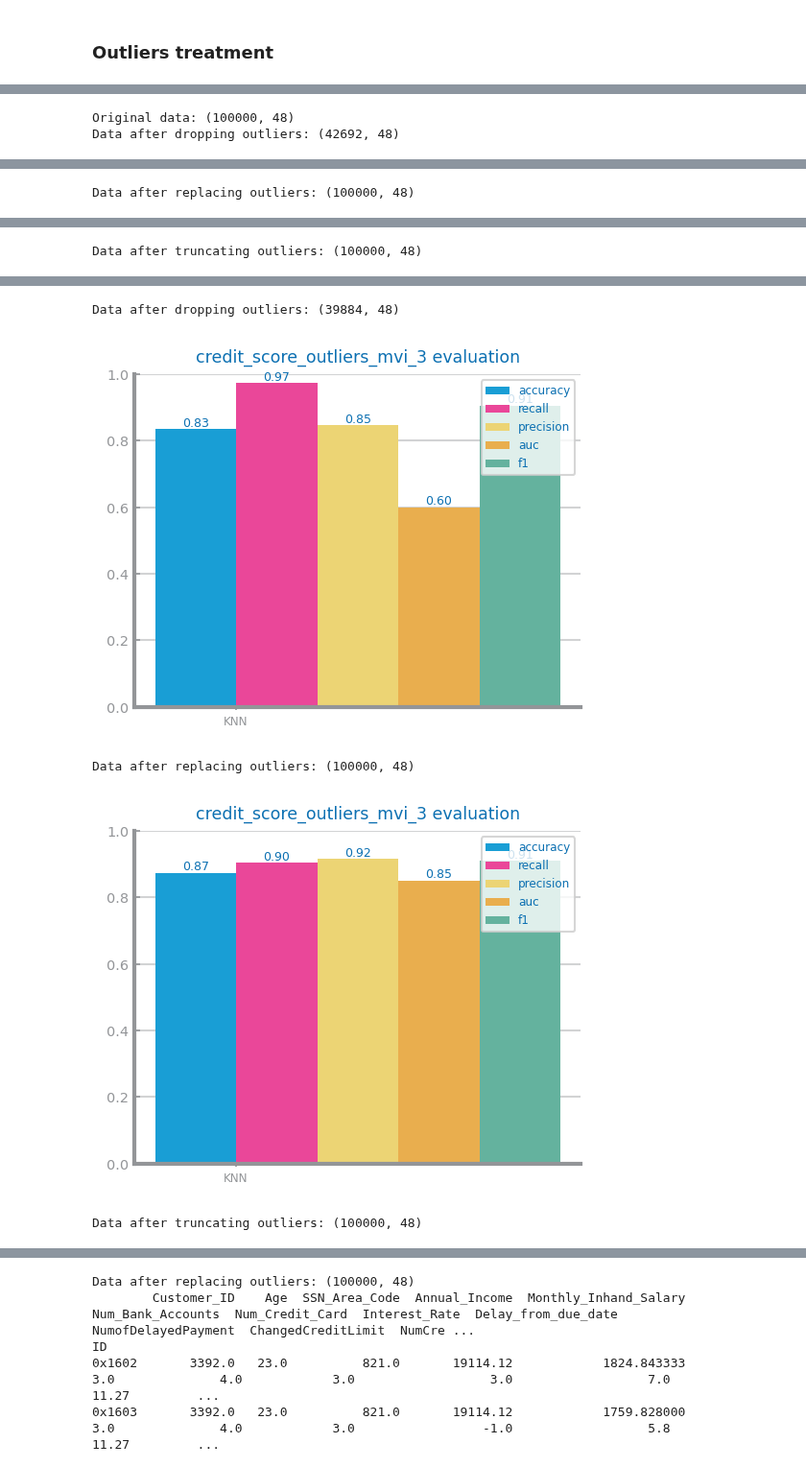
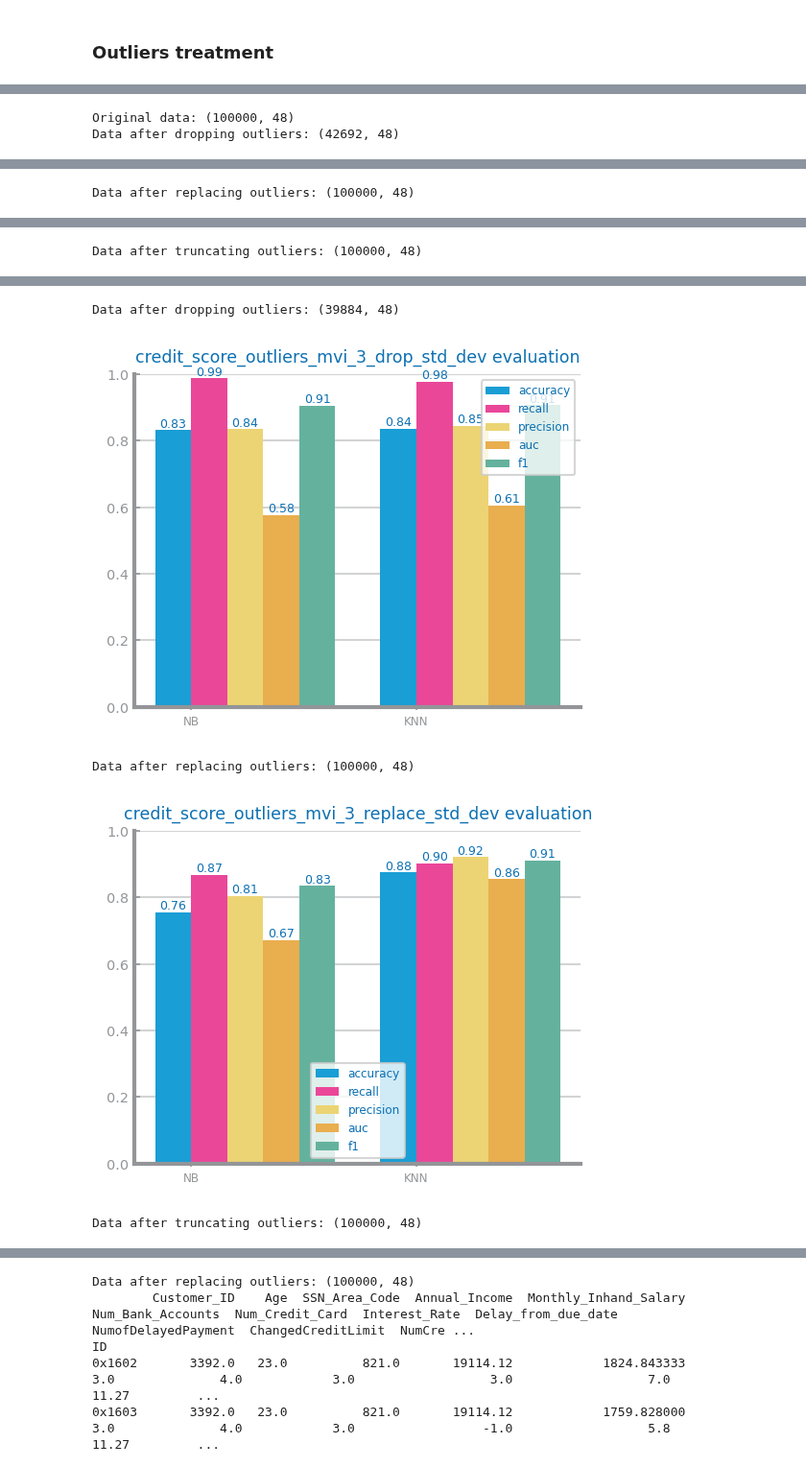
Before and after one commit to esteves3/data-science, a Jupyter notebook: credit-score-preparation.ipynb, the cells around one changed output, grey strips where cells are left out. Shown at 96% size. Cells and saved outputs as stored; diff of their text form; code cells hidden in the pictures.

```diff
--- a/credit-score-preparation.ipynb
+++ b/credit-score-preparation.ipynb
@@ -384,22 +345,6 @@ print(f"Original data: {data_mvi_3.shape}")
 
 n_std: int = NR_STDEV
 numeric_vars: list[str] = get_variable_types(data_mvi_3)["numeric"]
-def evaluate_approach(
-    train: DataFrame, test: DataFrame, target: str = "class", metric: str = "accuracy"
-) -> dict[str, list]:
-    trnY = train.pop(target).values
-    trnX: ndarray = train.values
-    tstY = test.pop(target).values
-    tstX: ndarray = test.values
-    eval: dict[str, list] = {}
-
-    #eval_NB: dict[str, float] = run_NB(trnX, trnY, tstX, tstY, metric=metric)
-    eval_KNN: dict[str, float] = run_KNN(trnX, trnY, tstX, tstY, metric=metric)
-    if eval_KNN != {}:
-        for met in CLASS_EVAL_METRICS:
-            eval[met] = [eval_KNN[met]]
-    return eval
-
 
 for dataset in ["mvi_1", "mvi_3"]:
 # Alternative 1: Dropping Outliers
@@ -426,11 +371,10 @@ for dataset in ["mvi_1", "mvi_3"]:
         train = pd.concat([X_train, y_train], axis=1)
         test = pd.concat([X_test, y_test], axis=1)
 
-
         figure()
         eval: dict[str, list] = evaluate_approach(train, test, target=target, metric="recall")
         plot_multibar_chart(
-            ["KNN"], eval, title=f"{file_tag} evaluation", percentage=True
+            ["NB", "KNN"], eval, title=f"{file_tag}_drop_iqr evaluation", percentage=True
         )
         savefig(f"images/{file_tag}_drop_iqr_eval.png")
         show()
@@ -457,7 +401,7 @@ for dataset in ["mvi_1", "mvi_3"]:
         figure()
         eval: dict[str, list] = evaluate_approach(train, test, target=target, metric="recall")
         plot_multibar_chart(
-            ["KNN"], eval, title=f"{file_tag} evaluation", percentage=True
+            ["NB", "KNN"], eval, title=f"{file_tag}_replace_iqr evaluation", percentage=True
         )
         savefig(f"images/{file_tag}_replace_iqr_eval.png")
         show()
@@ -485,7 +429,7 @@ for dataset in ["mvi_1", "mvi_3"]:
         figure()
         eval: dict[str, list] = evaluate_approach(train, test, target=target, metric="recall")
         plot_multibar_chart(
-            ["KNN"], eval, title=f"{file_tag} evaluation", percentage=True
+            ["NB", "KNN"], eval, title=f"{file_tag}_truncate_iqr evaluation", percentage=True
         )
         savefig(f"images/{file_tag}_trunc_iqr_eval.png")
         show()
@@ -510,21 +454,6 @@ print(f"Original data: {data_mvi_3.shape}")
 
 n_std: int = NR_STDEV
 numeric_vars: list[str] = get_variable_types(data_mvi_3)["numeric"]
-def evaluate_approach(
-    train: DataFrame, test: DataFrame, target: str = "class", metric: str = "accuracy"
-) -> dict[str, list]:
-    trnY = train.pop(target).values
-    trnX: ndarray = train.values
-    tstY = test.pop(target).values
-    tstX: ndarray = test.values
-    eval: dict[str, list] = {}
-
-    #eval_NB: dict[str, float] = run_NB(trnX, trnY, tstX, tstY, metric=metric)
-    eval_KNN: dict[str, float] = run_KNN(trnX, trnY, tstX, tstY, metric=metric)
-    if eval_KNN != {}:
-        for met in CLASS_EVAL_METRICS:
-            eval[met] = [eval_KNN[met]]
-    return eval
 
 
 for dataset in ["mvi_1", "mvi_3"]:
@@ -555,7 +484,7 @@ for dataset in ["mvi_1", "mvi_3"]:
         figure()
         eval: dict[str, list] = evaluate_approach(train, test, target=target, metric="recall")
         plot_multibar_chart(
-            ["KNN"], eval, title=f"{file_tag} evaluation", percentage=True
+            ["NB", "KNN"], eval, title=f"{file_tag}_drop_std_dev evaluation", percentage=True
         )
         savefig(f"images/{file_tag}_drop_std_dev_eval.png")
         show()
@@ -582,7 +511,7 @@ for dataset in ["mvi_1", "mvi_3"]:
         figure()
         eval: dict[str, list] = evaluate_approach(train, test, target=target, metric="recall")
         plot_multibar_chart(
-            ["KNN"], eval, title=f"{file_tag} evaluation", percentage=True
+            ["NB", "KNN"], eval, title=f"{file_tag}_replace_std_dev evaluation", percentage=True
         )
         savefig(f"images/{file_tag}_replace_std_dev_eval.png")
         show()
@@ -610,7 +539,7 @@ for dataset in ["mvi_1", "mvi_3"]:
         figure()
         eval: dict[str, list] = evaluate_approach(train, test, target=target, metric="recall")
         plot_multibar_chart(
-            ["KNN"], eval, title=f"{file_tag} evaluation", percentage=True
+            ["NB", "KNN"], eval, title=f"{file_tag}_truncate_std_dev evaluation", percentage=True
         )
         savefig(f"images/{file_tag}_trunc_std_dev_eval.png")
         show()
@@ -627,5 +556,5 @@ Data after truncating outliers: (100000, 48)
 Data after dropping outliers: (39884, 48)
-[figure, old version]
+[figure, new version]
 Data after replacing outliers: (100000, 48)
-[figure, old version]
+[figure, new version]
 Data after truncating outliers: (100000, 48)
```
Also changed, not shown: parts of 25 cells of this notebook, 20 other files.
